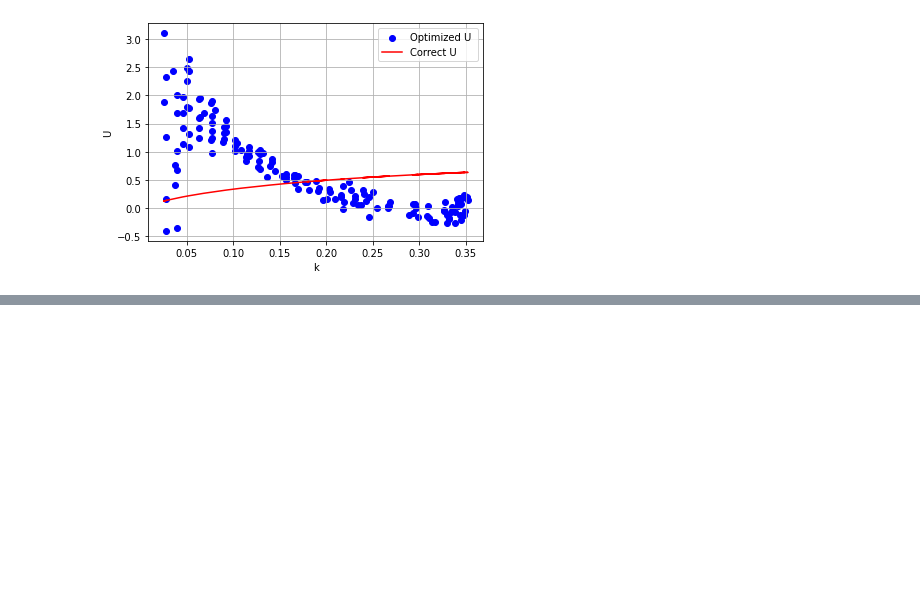
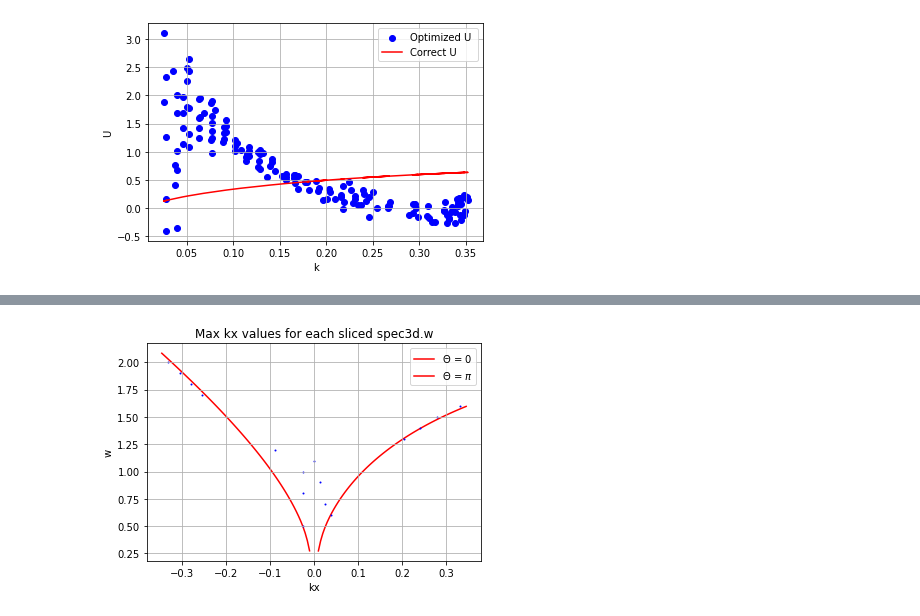
Before and after one commit to joeyanderson1/4th-Year-Thesis, a Jupyter notebook: New PCS Method.ipynb, the cells around one changed output, grey strips where cells are left out. Saved outputs shown, nothing was run; the diff lists cells and outputs as text; code cells hidden in the pictures; blank space fills up the shorter version.

```diff
--- a/New PCS Method.ipynb
+++ b/New PCS Method.ipynb
@@ -676,0 +705,3 @@ FFT_spec = spec3d.spectrum()
+# %%
+i = np.argmin(np.abs(spec3d.ky[len(spec3d.ky)//2:]- 0 ))
+i
@@ -676,0 +710,3 @@ FFT_spec = spec3d.spectrum()
+# %%
+energies = FFT_spec[:,:,len(spec3d.ky)//2+i]
+energies
@@ -676,0 +780,33 @@ FFT_spec = spec3d.spectrum()
+# %%
+slice_values = np.arange(0.5, 2.1, 0.1)
+
+# empty lists
+sliced_w_values = []
+max_energy_kx_values = []
+
+# Iterate through slice values
+for slice_value in slice_values:
+    # Find the index of the closest spec3d.w value to the slice value
+    closest_index = np.argmin(np.abs(spec3d.w - slice_value))
+
+    # Get the corresponding kx value for the maximum energy at that slice
+    max_energy_index = np.argmax(energies[closest_index, :])
+    max_energy_kx = spec3d.kx[max_energy_index]
+
+    # Append values to the lists
+    sliced_w_values.append(spec3d.w[closest_index])
+    max_energy_kx_values.append(max_energy_kx)
+
+plt.scatter(max_energy_kx_values, sliced_w_values,  marker='o', color='blue', s=1)
+
+plt.plot(-disp_r_0, disp_ww_for_theta_0, color='red',zorder=0, label = '$\Theta$ = 0')
+plt.plot(disp_r_pi, disp_ww_for_theta_pi, color='red',zorder=0, label = '$\Theta$ = $\pi$')
+
+plt.title('Max kx values for each sliced spec3d.w')
+plt.xlabel('kx')
+plt.ylabel('w')
+plt.grid(True)
+plt.legend()
+plt.show()
+# %% [output]
+[figure, added]
```
Also changed, not shown: parts of 53 cells of this notebook.
